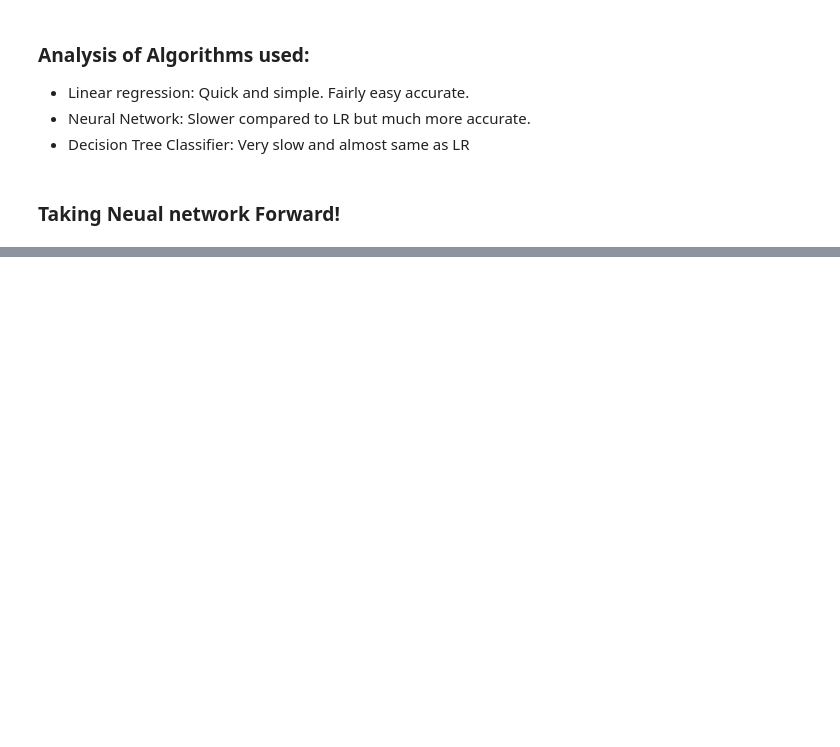
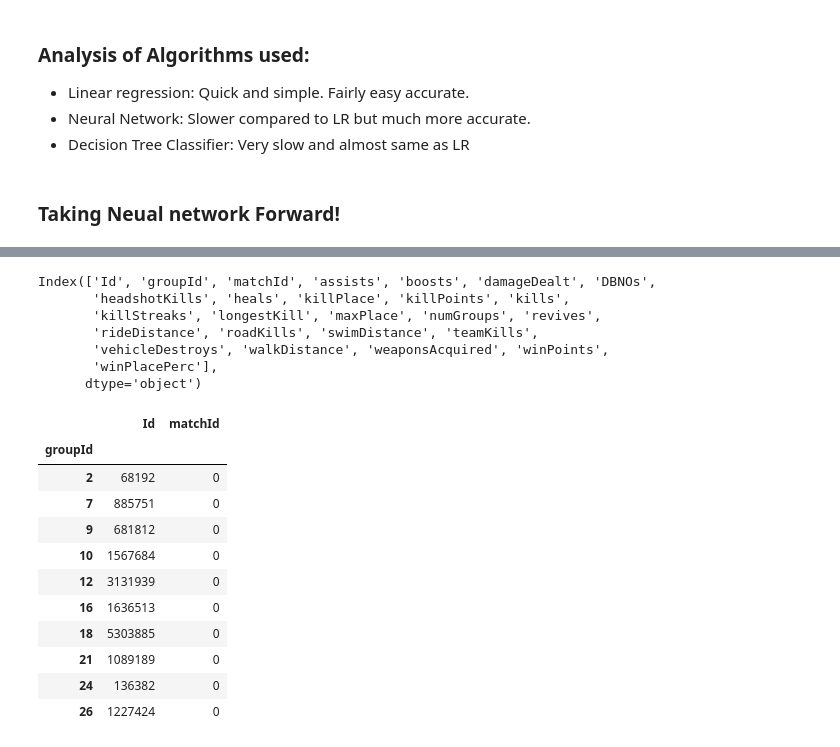
Before and after one commit to bipin2295/PUBG_analysis, a Jupyter notebook: PUBG_prediction.ipynb, the cells around one changed output, grey strips where cells are left out. Drawn from its saved outputs; the diff is of its cells as text; code cells hidden in the pictures; blank space fills up the shorter version.

```diff
--- a/PUBG_prediction.ipynb
+++ b/PUBG_prediction.ipynb
@@ -393,0 +373,25 @@ plt.show()
+# %%
+cols=pubg_train.columns
+print(cols)
+#X_train = pubg_train[]
+pubg_train[['Id','groupId','matchId']].groupby(['groupId']).sum().head(10)
+# %% [output]
+Index(['Id', 'groupId', 'matchId', 'assists', 'boosts', 'damageDealt', 'DBNOs',
+       'headshotKills', 'heals', 'killPlace', 'killPoints', 'kills',
+       'killStreaks', 'longestKill', 'maxPlace', 'numGroups', 'revives',
+       'rideDistance', 'roadKills', 'swimDistance', 'teamKills',
+       'vehicleDestroys', 'walkDistance', 'weaponsAcquired', 'winPoints',
+       'winPlacePerc'],
+      dtype='object')
+|  | Id | matchId |
+| groupId |  |  |
+| 2 | 68192 | 0 |
+| 7 | 885751 | 0 |
+| 9 | 681812 | 0 |
+| 10 | 1567684 | 0 |
+| 12 | 3131939 | 0 |
+| 16 | 1636513 | 0 |
+| 18 | 5303885 | 0 |
+| 21 | 1089189 | 0 |
+| 24 | 136382 | 0 |
+| 26 | 1227424 | 0 |
```
Also changed, not shown: parts of 32 cells of this notebook.
